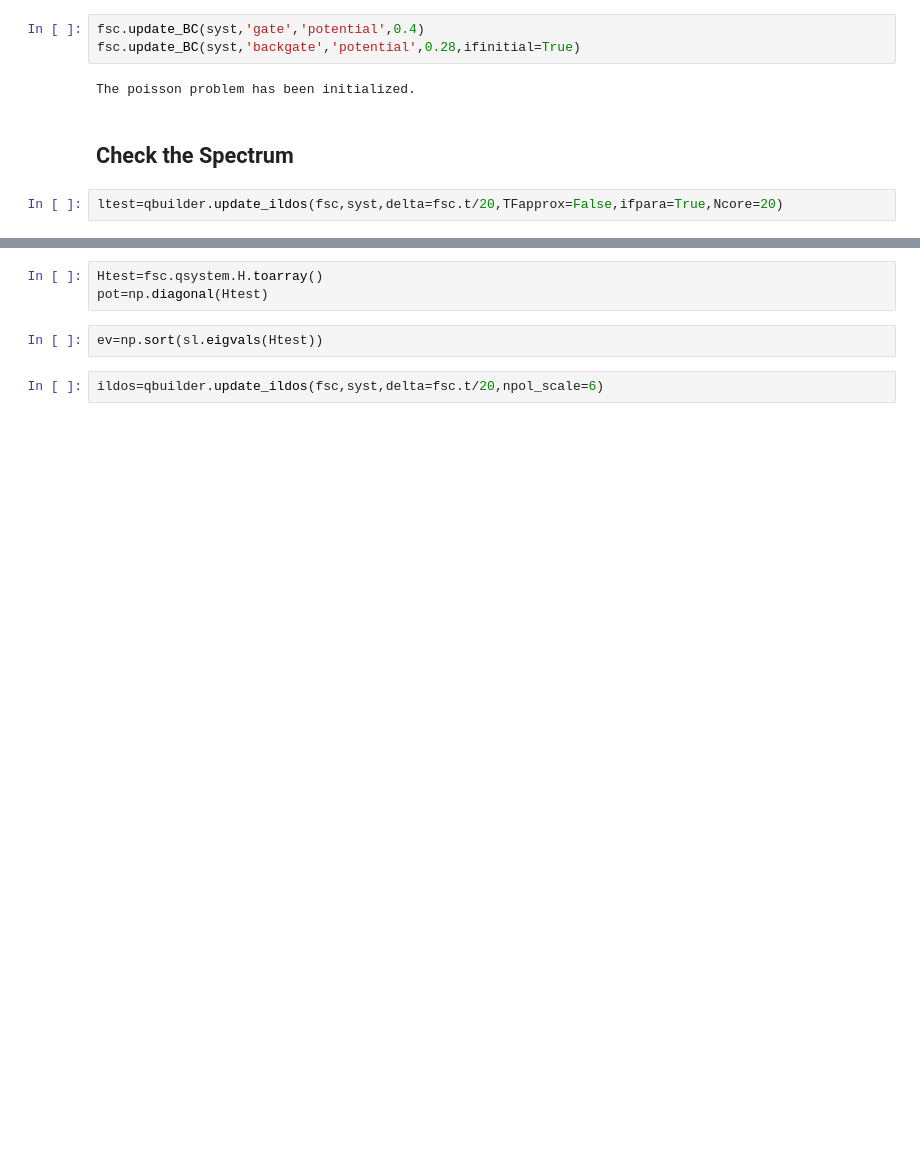
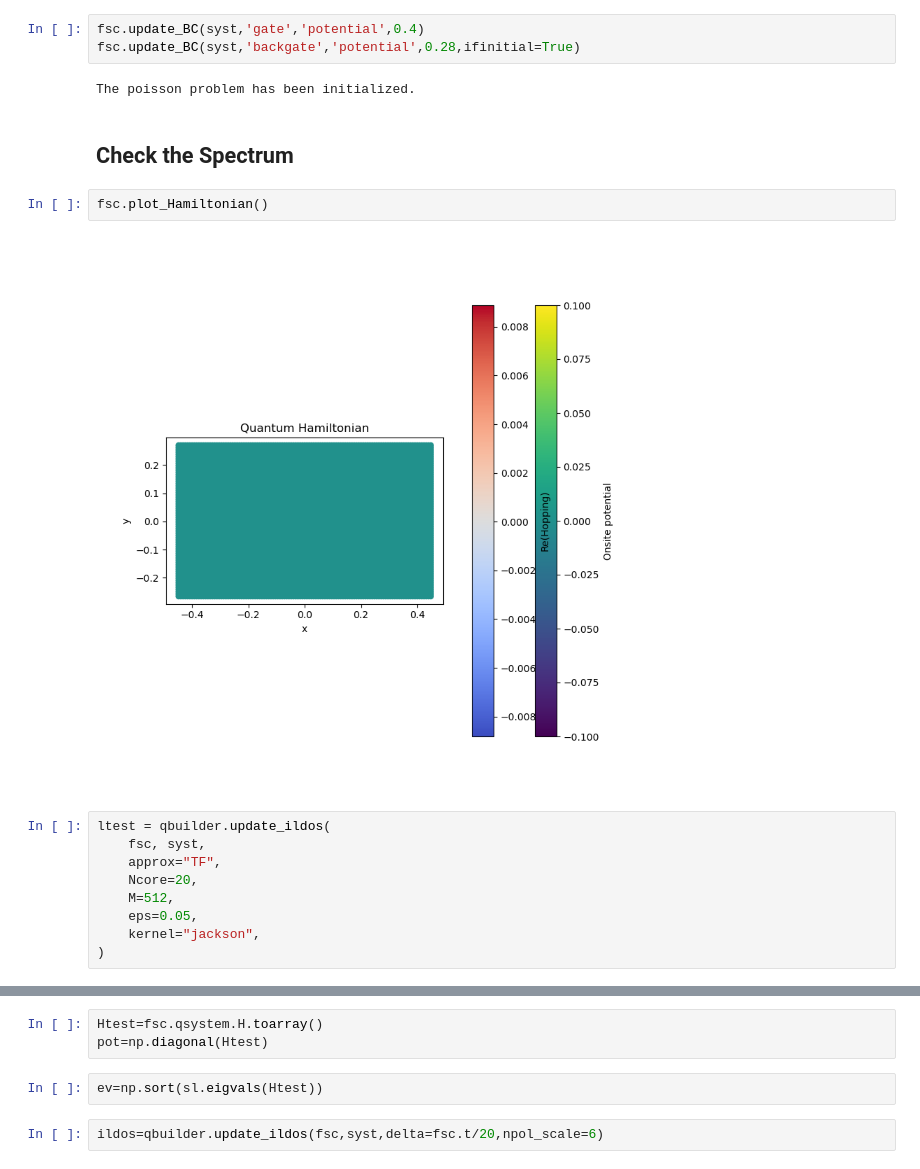
Before and after one commit to yzhaoo/EQuantum, a Jupyter notebook: squaregate.ipynb, the cells around one changed output, grey strips where cells are left out. Saved outputs shown, nothing was run; the diff lists cells and outputs as text; blank space fills up the shorter version.

```diff
--- a/squaregate.ipynb
+++ b/squaregate.ipynb
@@ -160,8 +173,19 @@ fsc.update_BC(syst,'backgate','potential',0.28,ifinitial=True)
 The poisson problem has been initialized.
 # %% [markdown]
 ## Check the Spectrum
+# %%
+fsc.plot_Hamiltonian()
+# %% [output]
+[figure, added]
 # %%
-ltest=qbuilder.update_ildos(fsc,syst,delta=fsc.t/20,TFapprox=False,ifpara=True,Ncore=20)
+ltest = qbuilder.update_ildos(
+    fsc, syst,
+    approx="TF",
+    Ncore=20,
+    M=512,
+    eps=0.05,
+    kernel="jackson",
+)
 # %%
 plt.figure()
 #plt.plot(ltest[1][0],ltest[1][1])
```
Also changed, not shown: parts of 15 cells of this notebook, 4 other files.
